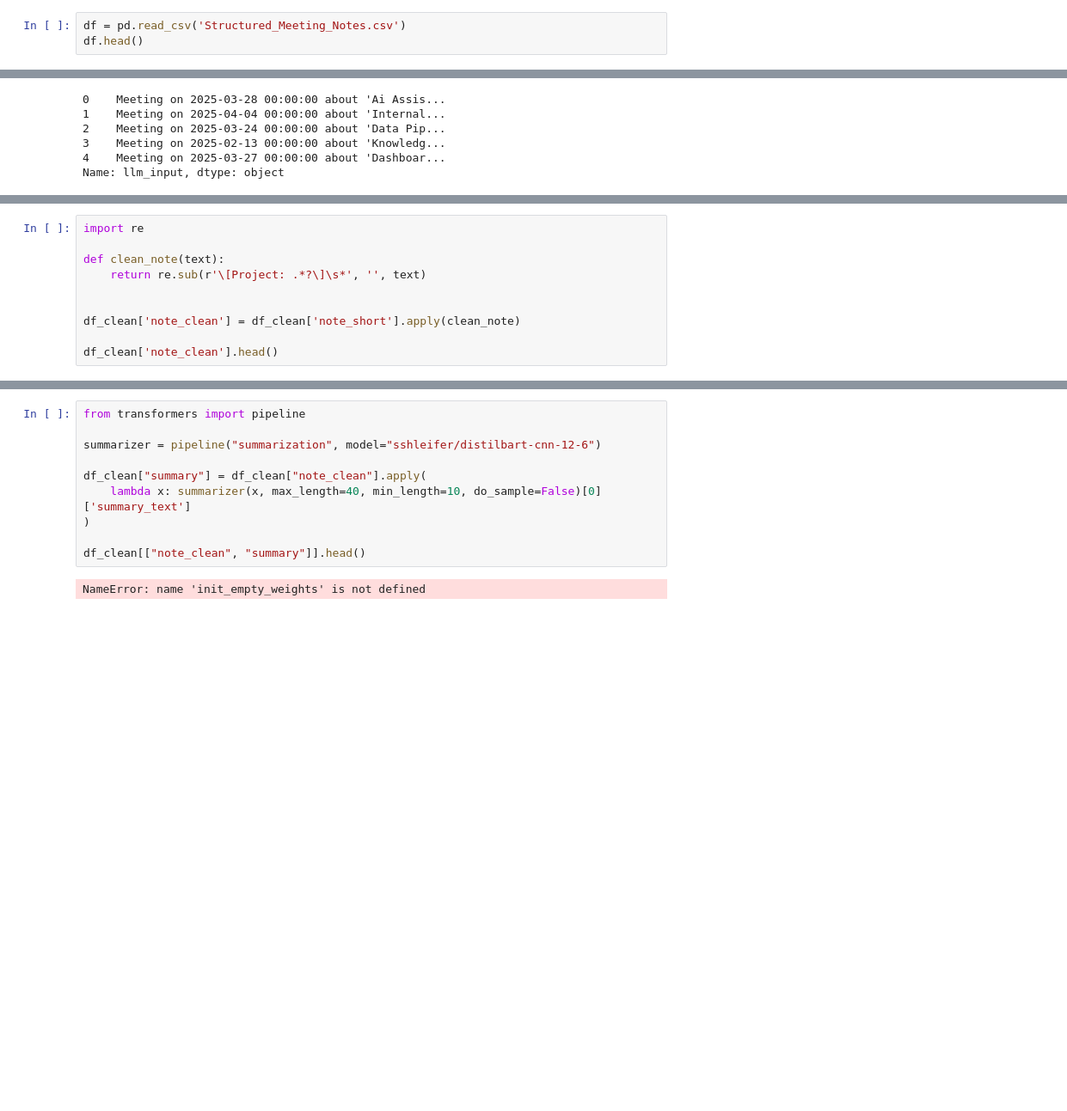
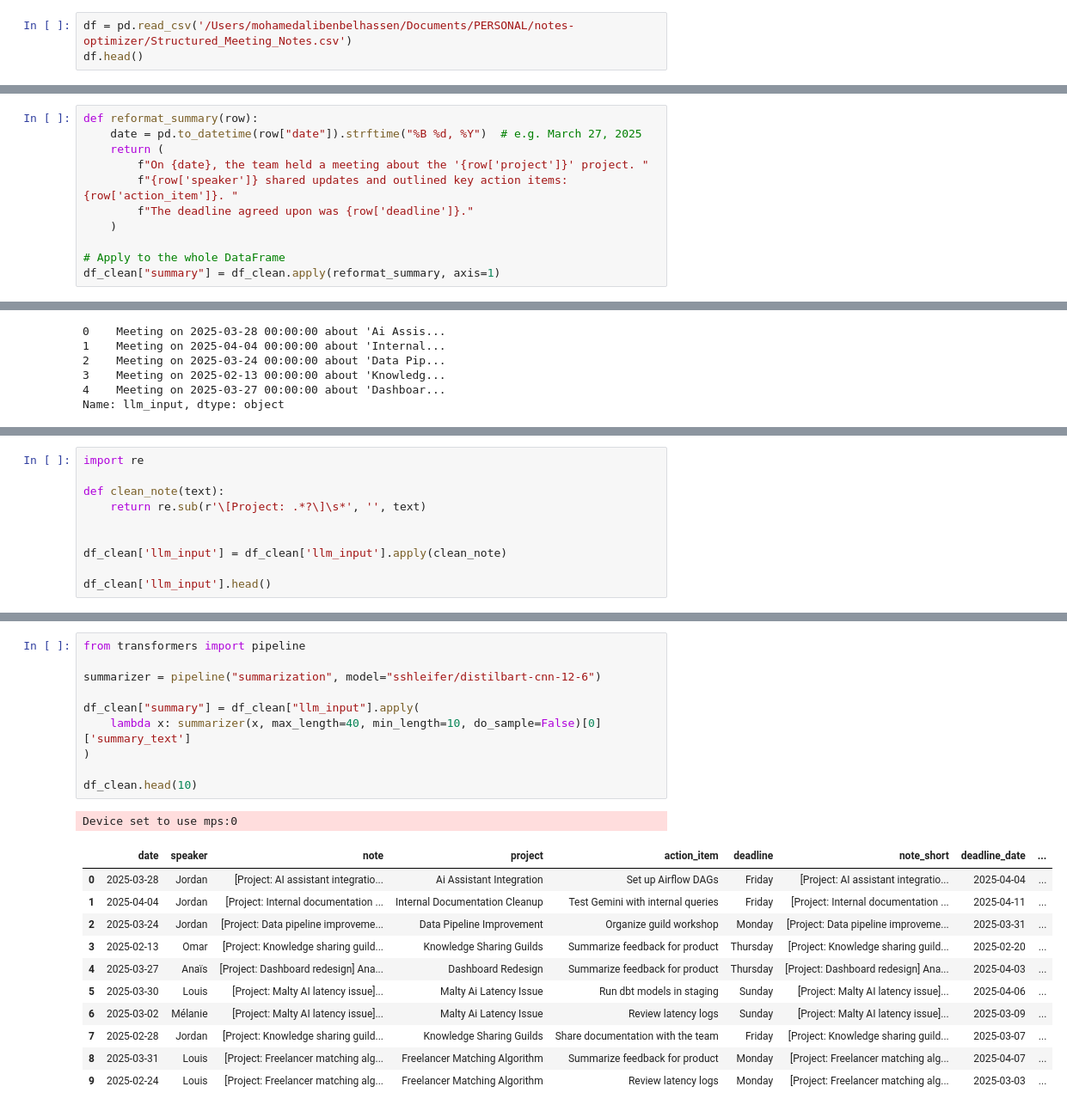
Before and after one commit to malibenbel/notes-optimizer, a Jupyter notebook: notebook.ipynb, the cells around one changed output, grey strips where cells are left out. Shown at 86% size. Saved outputs shown, nothing was run; the diff lists cells and outputs as text; blank space fills up the shorter version.

```diff
--- a/notebook.ipynb
+++ b/notebook.ipynb
@@ -1,7 +12,7 @@
 # %%
 import pandas as pd
 # %%
-df = pd.read_csv('Structured_Meeting_Notes.csv')
+df = pd.read_csv('/Users/mohamedalibenbelhassen/Documents/PERSONAL/notes-optimizer/Structured_Meeting_Notes.csv')
 df.head()
 # %% [output]
 |  | date | speaker | note | project | action_item | deadline |
@@ -76,3 +97,14 @@ df_clean.head()
+# %%
+def reformat_summary(row):
+    date = pd.to_datetime(row["date"]).strftime("%B %d, %Y")  # e.g. March 27, 2025
+    return (
+        f"On {date}, the team held a meeting about the '{row['project']}' project. "
+        f"{row['speaker']} shared updates and outlined key action items: {row['action_item']}. "
+        f"The deadline agreed upon was {row['deadline']}."
+    )
+
+# Apply to the whole DataFrame
+df_clean["summary"] = df_clean.apply(reformat_summary, axis=1)
 # %%
 df_clean["llm_input"] = df_clean.apply(
     lambda row: f"Meeting on {row['date']} about '{row['project']}' led by {row['speaker']}: {row['note_short']}",
@@ -94,7 +128,7 @@ def clean_note(text):
     return re.sub(r'\[Project: .*?\]\s*', '', text)
 
 
-df_clean['note_clean'] = df_clean['note_short'].apply(clean_note)
+df_clean['llm_input'] = df_clean['llm_input'].apply(clean_note)
 
-df_clean['note_clean'].head()
+df_clean['llm_input'].head()
 # %% [output]
@@ -107,12 +141,23 @@ Name: note_clean, dtype: object
 # %%
 from transformers import pipeline
 
 summarizer = pipeline("summarization", model="sshleifer/distilbart-cnn-12-6")
 
-df_clean["summary"] = df_clean["note_clean"].apply(
+df_clean["summary"] = df_clean["llm_input"].apply(
     lambda x: summarizer(x, max_length=40, min_length=10, do_sample=False)[0]['summary_text']
 )
 
-df_clean[["note_clean", "summary"]].head()
+df_clean.head(10)
 # %% [output]
-NameError: name 'init_empty_weights' is not defined
+Device set to use mps:0
+|  | date | speaker | note | project | action_item | deadline | note_short | deadline_date | ... |
+| 0 | 2025-03-28 | Jordan | [Project: AI assistant integratio... | Ai Assistant Integration | Set up Airflow DAGs | Friday | [Project: AI assistant integratio... | 2025-04-04 | ... |
+| 1 | 2025-04-04 | Jordan | [Project: Internal documentation ... | Internal Documentation Cleanup | Test Gemini with internal queries | Friday | [Project: Internal documentation ... | 2025-04-11 | ... |
+| 2 | 2025-03-24 | Jordan | [Project: Data pipeline improveme... | Data Pipeline Improvement | Organize guild workshop | Monday | [Project: Data pipeline improveme... | 2025-03-31 | ... |
+| 3 | 2025-02-13 | Omar | [Project: Knowledge sharing guild... | Knowledge Sharing Guilds | Summarize feedback for product | Thursday | [Project: Knowledge sharing guild... | 2025-02-20 | ... |
+| 4 | 2025-03-27 | Anaïs | [Project: Dashboard redesign] Ana... | Dashboard Redesign | Summarize feedback for product | Thursday | [Project: Dashboard redesign] Ana... | 2025-04-03 | ... |
+| 5 | 2025-03-30 | Louis | [Project: Malty AI latency issue]... | Malty Ai Latency Issue | Run dbt models in staging | Sunday | [Project: Malty AI latency issue]... | 2025-04-06 | ... |
+| 6 | 2025-03-02 | Mélanie | [Project: Malty AI latency issue]... | Malty Ai Latency Issue | Review latency logs | Sunday | [Project: Malty AI latency issue]... | 2025-03-09 | ... |
+| 7 | 2025-02-28 | Jordan | [Project: Knowledge sharing guild... | Knowledge Sharing Guilds | Share documentation with the team | Friday | [Project: Knowledge sharing guild... | 2025-03-07 | ... |
+| 8 | 2025-03-31 | Louis | [Project: Freelancer matching alg... | Freelancer Matching Algorithm | Summarize feedback for product | Monday | [Project: Freelancer matching alg... | 2025-04-07 | ... |
+| 9 | 2025-02-24 | Louis | [Project: Freelancer matching alg... | Freelancer Matching Algorithm | Review latency logs | Monday | [Project: Freelancer matching alg... | 2025-03-03 | ... |
```
Also changed, not shown: parts of 17 cells of this notebook, 3 other files.
